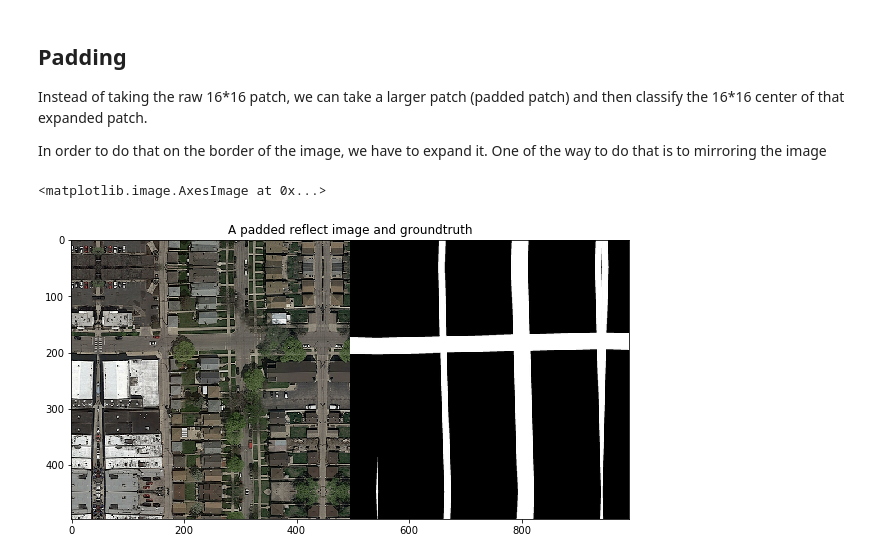
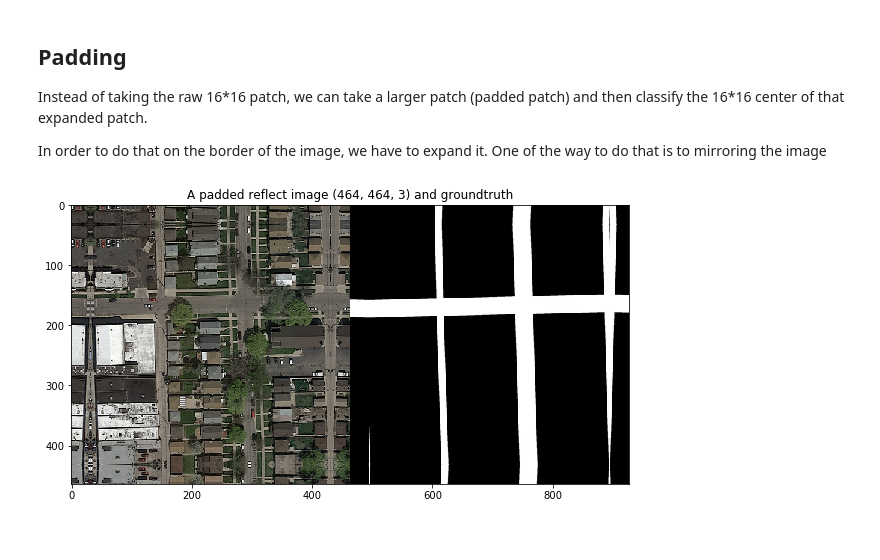
Before and after one commit to Coac/epfl-ml-projects, a Jupyter notebook: epfl-ml-project2/Victor.ipynb, the cells around one changed output. Drawn from its saved outputs; the diff is of its cells as text; code cells hidden in the pictures.

```diff
--- a/epfl-ml-project2/Victor.ipynb
+++ b/epfl-ml-project2/Victor.ipynb
@@ -113,15 +112,14 @@ Instead of taking the raw 16\*16 patch, we can take a larger patch (padded patch
 
 In order to do that on the border of the image, we have to expand it. One of the way to do that is to mirroring the image
 # %%
-padded_patch_size = 64
-padding = padded_patch_size - patch_size
+padding = 32
+padded_patch_size = patch_size + padding*2
 padded_image = np.lib.pad(image, ((padding, padding), (padding, padding), (0,0)), 'reflect')
 padded_gt_image = np.lib.pad(gt_image, ((padding, padding), (padding, padding)), 'reflect')
 
 fig1 = plt.figure(figsize=(10, 10))
-plt.title("A padded reflect image and groundtruth")
-plt.imshow(concatenate_images(padded_image, padded_gt_image), cmap='Greys_r')
+plt.title("A padded reflect image " + str(padded_image.shape) + " and groundtruth")
+plt.imshow(concatenate_images(padded_image, padded_gt_image), cmap='Greys_r');
 # %% [output]
-<matplotlib.image.AxesImage at 0x...>
-[figure, old version]
+[figure, new version]
 # %%
```
Also changed, not shown: parts of 9 cells of this notebook.
